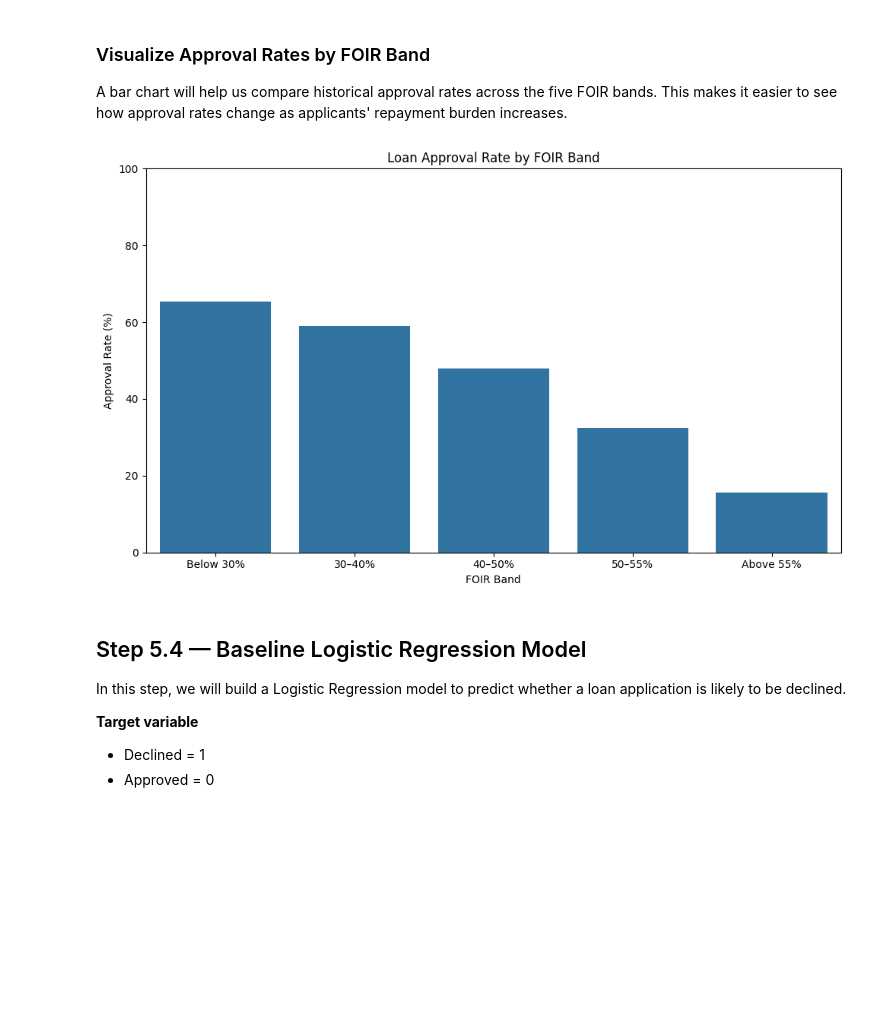
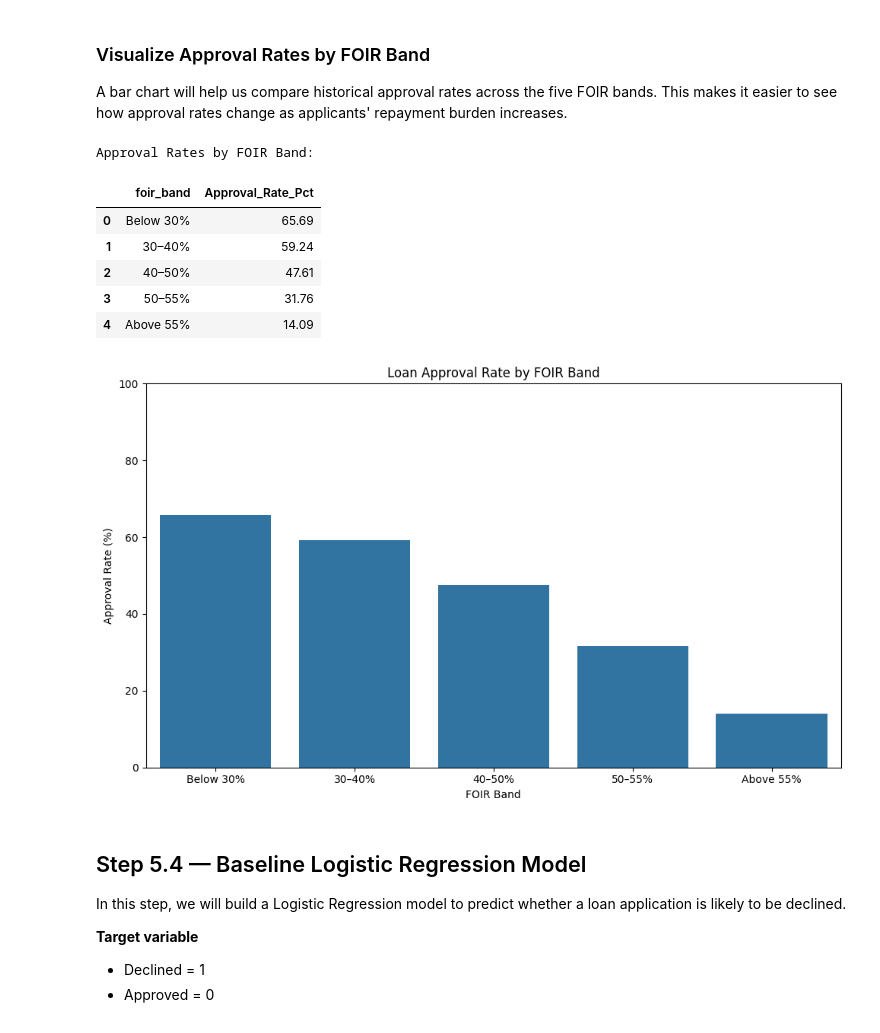
Before and after one commit to Madhukunchala99/credit-pre-screening---Bussiness_UseCase-ML, a Jupyter notebook: Main.ipynb, the cells around one changed output. Saved outputs shown, nothing was run; the diff lists cells and outputs as text; code cells hidden in the pictures; blank space fills up the shorter version.

Commit message:
Update credit pre-screening analysis and ML models

```diff
--- a/Main.ipynb
+++ b/Main.ipynb
@@ -855,34 +903,67 @@ foir_approval
 
 A bar chart will help us compare historical approval rates across the five FOIR bands. This makes it easier to see how approval rates change as applicants' repayment burden increases.
 # %%
+# Step 5.3 — FOIR Band Analysis and Approval Rate Visualisation
+
+import numpy as np
+import pandas as pd
+import matplotlib.pyplot as plt
+import seaborn as sns
+
 # Define the correct order of FOIR bands
 foir_order = [
     "Below 30%",
     "30–40%",
     "40–50%",
     "50–55%",
     "Above 55%"
 ]
 
+# Create FOIR bands
+df_clean["foir_band"] = pd.cut(
+    df_clean["foir"],
+    bins=[-np.inf, 0.30, 0.40, 0.50, 0.55, np.inf],
+    labels=foir_order,
+    include_lowest=True
+)
+
+# Calculate approval rates by FOIR band
+foir_approval = (
+    df_clean.groupby("foir_band", observed=False)["decision"]
+    .apply(lambda x: (x == "Approved").mean() * 100)
+    .reset_index(name="Approval_Rate_Pct")
+)
+
+# Display results
+print("Approval Rates by FOIR Band:")
+display(foir_approval.round(2))
+
 # Create the bar chart
 plt.figure(figsize=(10, 6))
 
 sns.barplot(
-    data=foir_approval.reset_index(),
+    data=foir_approval,
     x="foir_band",
     y="Approval_Rate_Pct",
     order=foir_order
 )
 
 plt.title("Loan Approval Rate by FOIR Band")
 plt.xlabel("FOIR Band")
 plt.ylabel("Approval Rate (%)")
 plt.ylim(0, 100)
 plt.xticks(rotation=0)
 plt.tight_layout()
 plt.show()
 # %% [output]
+Approval Rates by FOIR Band:
+|  | foir_band | Approval_Rate_Pct |
+| 0 | Below 30% | 65.69 |
+| 1 | 30–40% | 59.24 |
+| 2 | 40–50% | 47.61 |
+| 3 | 50–55% | 31.76 |
+| 4 | Above 55% | 14.09 |
-[figure, old version]
+[figure, new version]
 # %% [markdown]
 
 ## Step 5.4 — Baseline Logistic Regression Model
```
Also changed, not shown: parts of 114 cells of this notebook, 3 other files.
